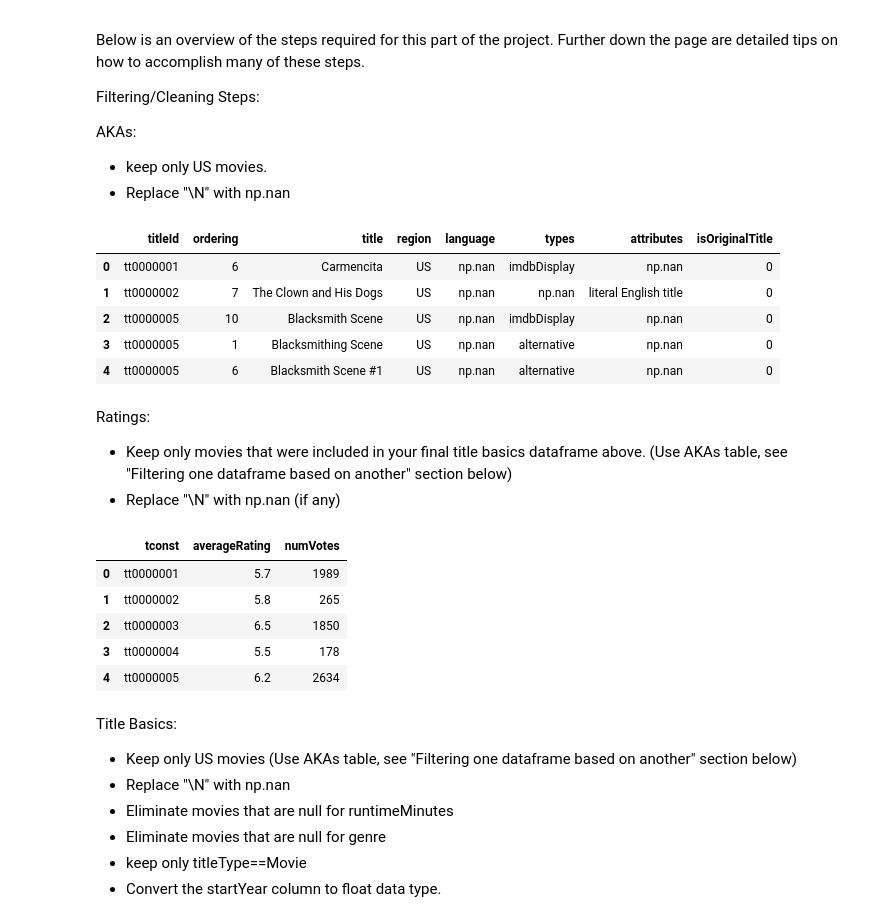
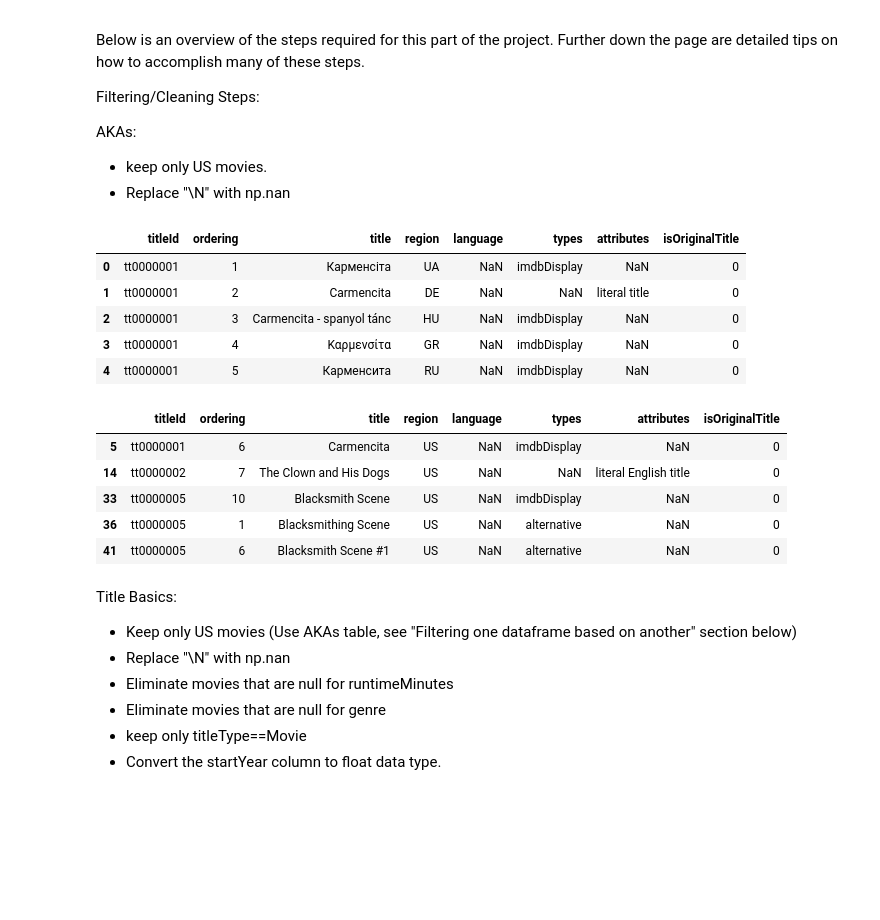
Before and after one commit to jtanzi56/Project-3, a Jupyter notebook: Project 3.ipynb, the cells around one changed output. Saved outputs shown, nothing was run; the diff lists cells and outputs as text; code cells hidden in the pictures; blank space fills up the shorter version.

```diff
--- a/Project 3.ipynb
+++ b/Project 3.ipynb
@@ -61,6 +47,3 @@ ratings.head()
-# %%
-
-akas = pd.read_csv('title-akas-us-only.csv', low_memory=False)
 # %%
 akas.head()
 # %% [output]
@@ -83,16 +68,11 @@ AKAs:
 # %%
-akas.replace({'\\N':'np.nan'}, inplace = True)
+akas.replace('\\N', np.nan, inplace=True)
 # %%
 akas.head()
 # %% [output]
 |  | titleId | ordering | title | region | language | types | attributes | isOriginalTitle |
-| 0 | tt0000001 | 6 | Carmencita | US | np.nan | imdbDisplay | np.nan | 0 |
-| 1 | tt0000002 | 7 | The Clown and His Dogs | US | np.nan | np.nan | literal English title | 0 |
-| 2 | tt0000005 | 10 | Blacksmith Scene | US | np.nan | imdbDisplay | np.nan | 0 |
-| 3 | tt0000005 | 1 | Blacksmithing Scene | US | np.nan | alternative | np.nan | 0 |
-| 4 | tt0000005 | 6 | Blacksmith Scene #1 | US | np.nan | alternative | np.nan | 0 |
+| 0 | tt0000001 | 1 | Карменсіта | UA | NaN | imdbDisplay | NaN | 0 |
+| 1 | tt0000001 | 2 | Carmencita | DE | NaN | NaN | literal title | 0 |
+| 2 | tt0000001 | 3 | Carmencita - spanyol tánc | HU | NaN | imdbDisplay | NaN | 0 |
+| 3 | tt0000001 | 4 | Καρμενσίτα | GR | NaN | imdbDisplay | NaN | 0 |
+| 4 | tt0000001 | 5 | Карменсита | RU | NaN | imdbDisplay | NaN | 0 |
-# %% [markdown]
-Ratings:
-* Keep only movies that were included in your final title basics dataframe above.
-(Use AKAs table, see "Filtering one dataframe based on another" section below)
-* Replace "\N" with np.nan (if any)
@@ -101,12 +79,14 @@ ratings.replace({'\\N':'np.nan'}, inplace = True)
+# %%
+akas = akas[akas['region'] == 'US']
 # %%
-ratings.head()
+akas.head()
 # %% [output]
-|  | tconst | averageRating | numVotes |
-| 0 | tt0000001 | 5.7 | 1989 |
-| 1 | tt0000002 | 5.8 | 265 |
-| 2 | tt0000003 | 6.5 | 1850 |
-| 3 | tt0000004 | 5.5 | 178 |
-| 4 | tt0000005 | 6.2 | 2634 |
+|  | titleId | ordering | title | region | language | types | attributes | isOriginalTitle |
+| 5 | tt0000001 | 6 | Carmencita | US | NaN | imdbDisplay | NaN | 0 |
+| 14 | tt0000002 | 7 | The Clown and His Dogs | US | NaN | NaN | literal English title | 0 |
+| 33 | tt0000005 | 10 | Blacksmith Scene | US | NaN | imdbDisplay | NaN | 0 |
+| 36 | tt0000005 | 1 | Blacksmithing Scene | US | NaN | alternative | NaN | 0 |
+| 41 | tt0000005 | 6 | Blacksmith Scene #1 | US | NaN | alternative | NaN | 0 |
 # %% [markdown]
 Title Basics:
 * Keep only US movies (Use AKAs table, see "Filtering one dataframe based on another" section below)
```
Also changed, not shown: parts of 39 cells of this notebook, 5 other files.
